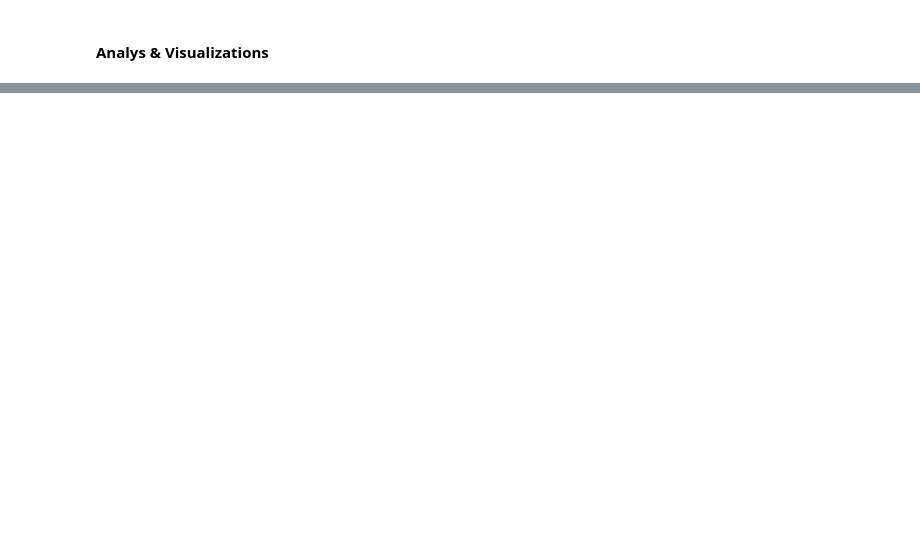
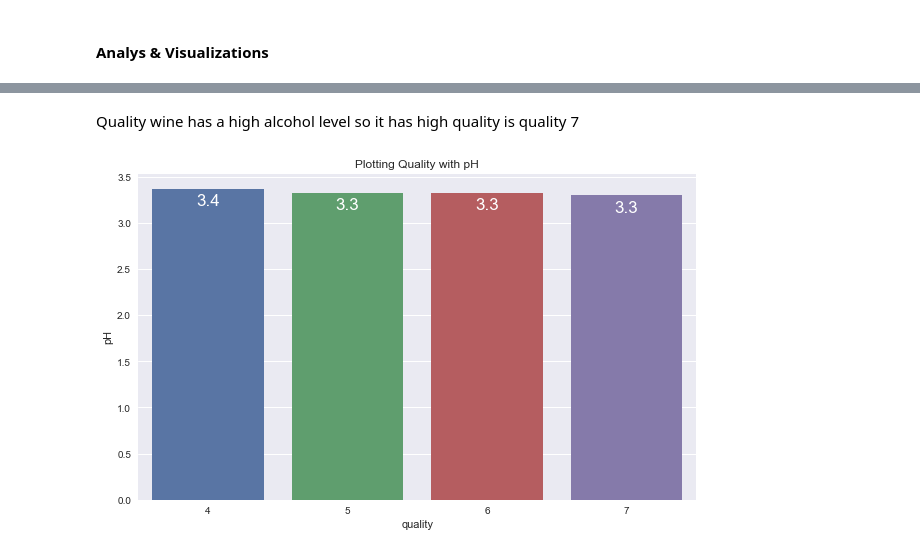
Before and after one commit to AgungYogaSetiawan/Project-Classification-Red-Wine-Quality, a Jupyter notebook: Project Regression & Classification Red Wine Quality.ipynb, the cells around one changed output, grey strips where cells are left out. Drawn from its saved outputs; the diff is of its cells as text; code cells hidden in the pictures; blank space fills up the shorter version.

```diff
--- a/Project Regression & Classification Red Wine Quality.ipynb
+++ b/Project Regression & Classification Red Wine Quality.ipynb
@@ -302,3 +303,8 @@ alcohol                 0
 quality                 0
 dtype: int64
  Jumlah data NaN: 0
+# %%
+# Change data types column quality to int
+
+df['quality'] = df['quality'].astype('int64')
+df
@@ -305,2 +325,18 @@ dtype: int64
 # %% [markdown]
 #### Analys & Visualizations
+# %%
+# Make function to plotting with anything input user about dataset df
+
+def plotting(col_y):
+    plt.style.use('seaborn')
+    plt.subplots(figsize=(10,6))
+    bar = sns.barplot(x='quality', y=col_y, data=df, ci=False)
+    for i in bar.patches:
+        bar.annotate(format(i.get_height(), '.1f'),
+                     (i.get_x() + i.get_width() / 2., i.get_height()),
+                     ha='center', va='center', color='white', size=17, xytext=(0,-12),
+                     textcoords='offset points')
+    plt.title(f'Plotting Quality with {col_y}')
+    plt.show()
+
+plotting('alcohol')
@@ -306,0 +345,6 @@ dtype: int64
+# %% [markdown]
+Quality wine has a high alcohol level so it has high quality is quality 7
+# %%
+plotting('pH')
+# %% [output]
+[figure, added]
```
Also changed, not shown: parts of 8 cells of this notebook.
